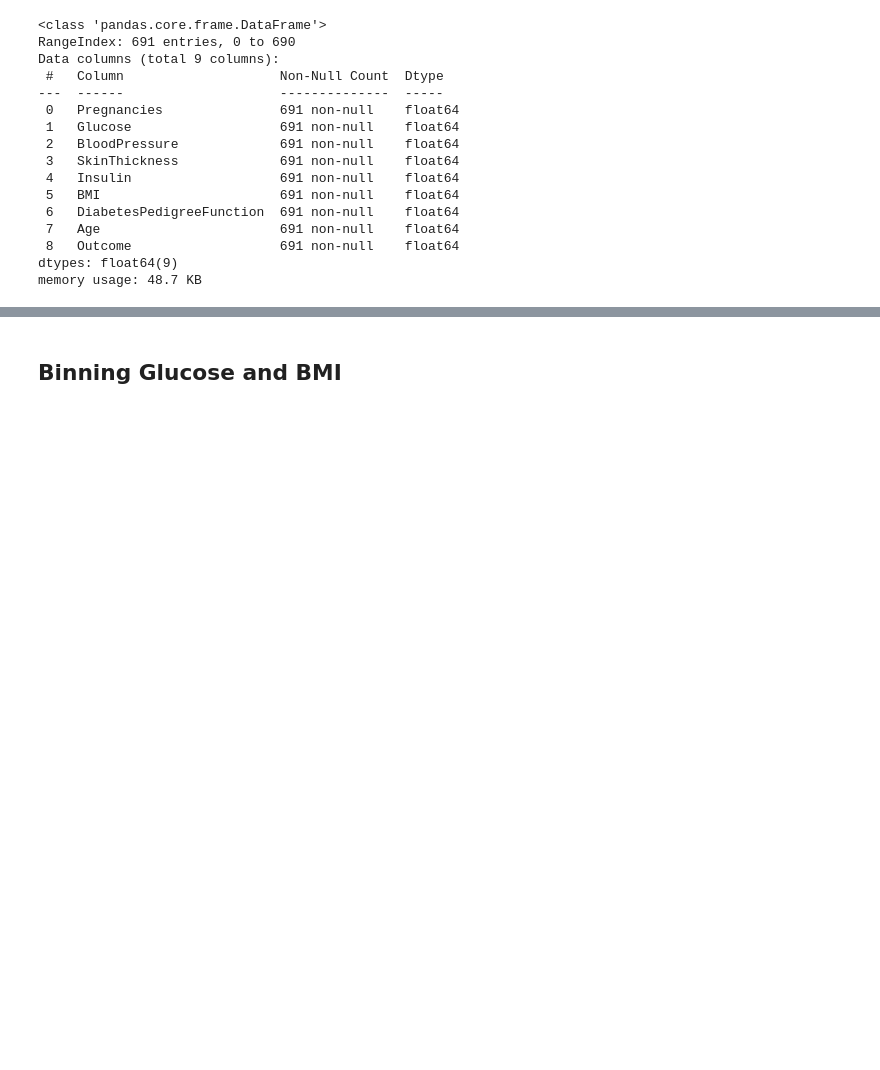
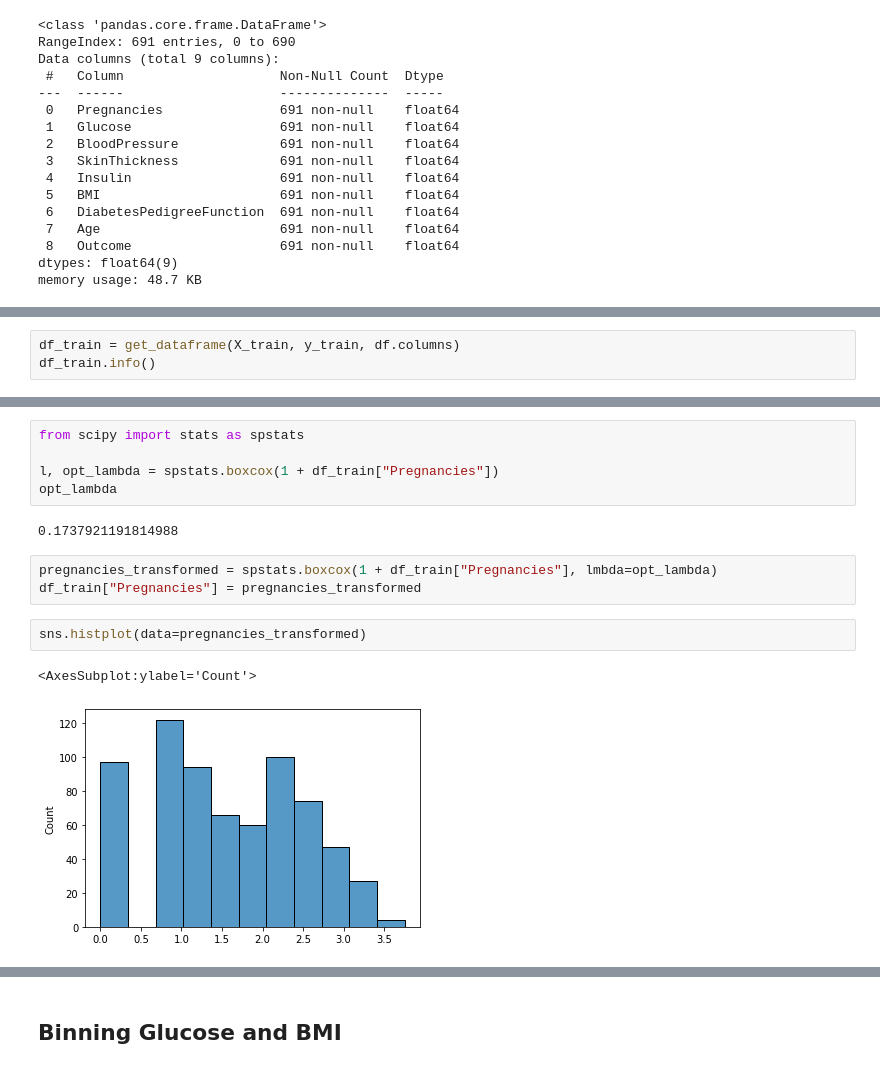
Before and after one commit to girip11/ml_problems, a Jupyter notebook: pima_diabetic/feature_engineering.ipynb, the cells around one changed output, grey strips where cells are left out. Drawn from its saved outputs; the diff is of its cells as text; blank space fills up the shorter version.

```diff
--- a/pima_diabetic/feature_engineering.ipynb
+++ b/pima_diabetic/feature_engineering.ipynb
@@ -241,0 +260,3 @@ Accuracy reduced from 0.764 to 0.762
+# %%
+df_train = get_dataframe(X_train, y_train, df.columns)
+df_train.info()
@@ -241,0 +280,15 @@ Accuracy reduced from 0.764 to 0.762
+# %%
+from scipy import stats as spstats
+
+l, opt_lambda = spstats.boxcox(1 + df_train["Pregnancies"])
+opt_lambda
+# %% [output]
+0.1737921191814988
+# %%
+pregnancies_transformed = spstats.boxcox(1 + df_train["Pregnancies"], lmbda=opt_lambda)
+df_train["Pregnancies"] = pregnancies_transformed
+# %%
+sns.histplot(data=pregnancies_transformed)
+# %% [output]
+<AxesSubplot:ylabel='Count'>
+[figure, added]
```
Also changed, not shown: parts of 31 cells of this notebook, 2 other files.
